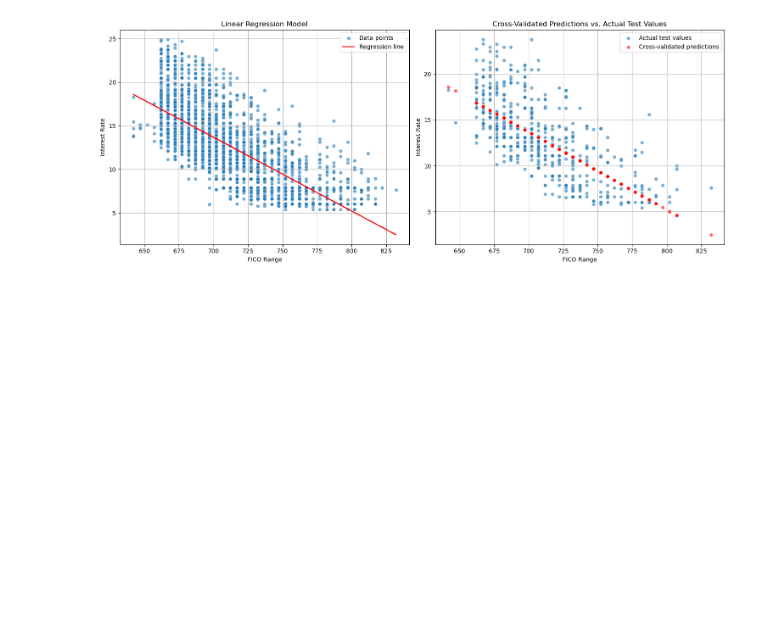
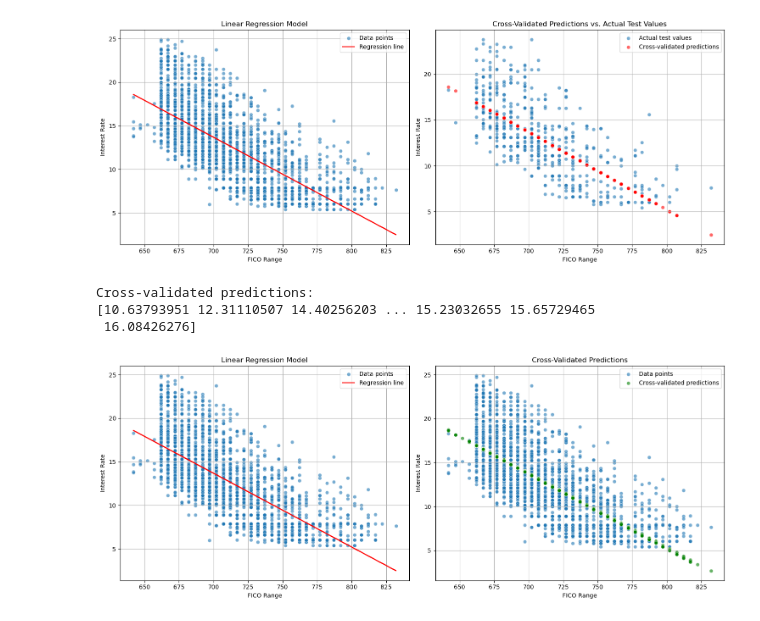
Before and after one commit to wolfman1986/Build_a_Linear_Regression_Model, a Jupyter notebook: yj.ipynb, the cells around one changed output. Drawn from its saved outputs; the diff is of its cells as text; code cells hidden in the pictures; blank space fills up the shorter version.

```diff
--- a/yj.ipynb
+++ b/yj.ipynb
@@ -262,3 +262,60 @@ plt.tight_layout()
 plt.show()
 # %% [output]
 [figure]
+# %%
+# Split the data into train and test sets
+X_train1, X_test1, y_train1, y_test1 = train_test_split(X1, y1, test_size=0.2, random_state=0)
+
+# Build a model
+fico_model = LinearRegression()
+
+# Train the model
+fico_model.fit(X_train1, y_train1)
+
+# Predict on the test set
+y_pred1 = fico_model.predict(X_test1)
+
+# Evaluate the model
+mse1 = mean_squared_error(y_test1, y_pred1)
+r_squared1 = r2_score(y_test1, y_pred1)
+
+# Perform cross-validation
+cv_predictions = cross_val_predict(fico_model, X1, y1, cv=5)
+
+# Get the list of cross-validated predictions
+print("Cross-validated predictions:")
+print(cv_predictions)
+
+# Get the slope and intercept too
+slope1 = fico_model.coef_[0]
+intercept1 = fico_model.intercept_
+
+plt.figure(figsize=(15, 6))
+
+# First subplot
+plt.subplot(1, 2, 1)
+sns.scatterplot(x=X1.flatten(), y=y1, alpha=0.6, label='Data points')
+plt.plot(X1.flatten(), fico_model.predict(X1).flatten(), color='red', label='Regression line')
+plt.xlabel('FICO Range')
+plt.ylabel('Interest Rate')
+plt.title('Linear Regression Model')
+plt.legend()
+plt.grid(True)
+
+# Second subplot
+plt.subplot(1, 2, 2)
+sns.scatterplot(x=X1.flatten(), y=y1, alpha=0.6, label='Data points')
+sns.scatterplot(x=X1.flatten(), y=cv_predictions, color='green', alpha=0.6, label='Cross-validated predictions')
+plt.xlabel('FICO Range')
+plt.ylabel('Interest Rate')
+plt.title('Cross-Validated Predictions')
+plt.legend()
+plt.grid(True)
+
+plt.tight_layout()
+plt.show()
+# %% [output]
+Cross-validated predictions:
+[10.63793951 12.31110507 14.40256203 ... 15.23032655 15.65729465
+ 16.08426276]
+[figure, added]
```
Also changed, not shown: 1 other file.
